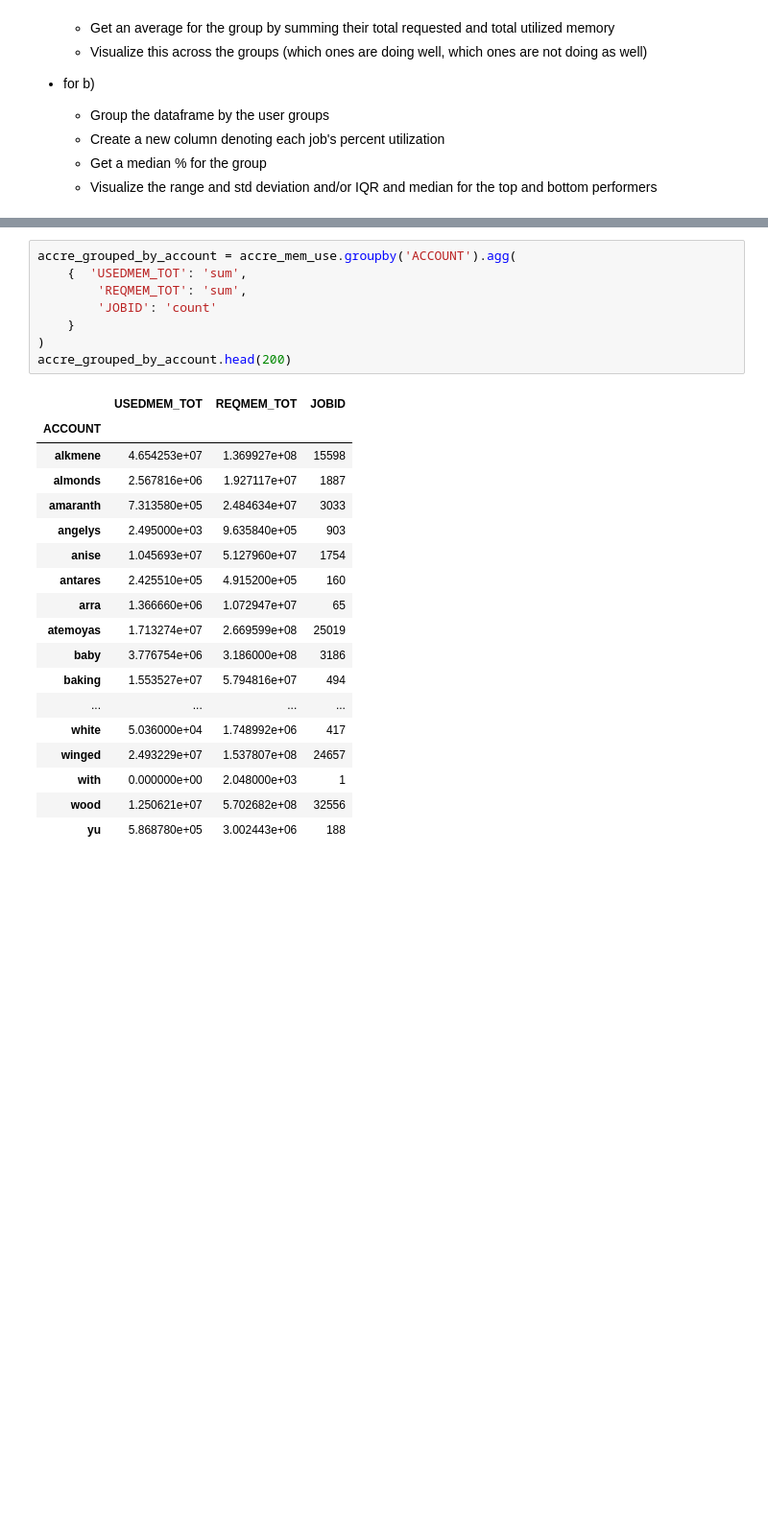
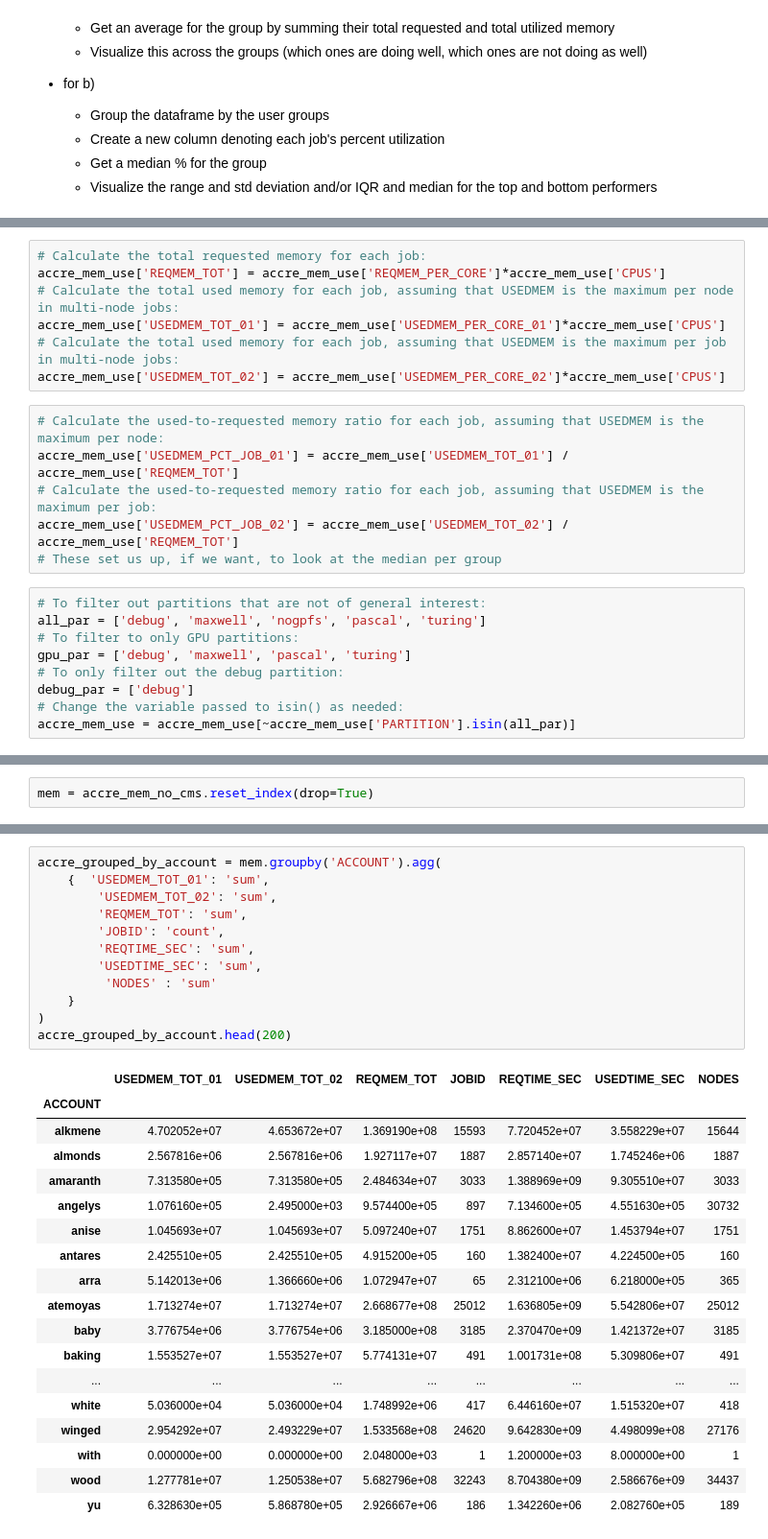
Before and after one commit to nss-data-science-cohort-4/dq2-accre-valkyries, a Jupyter notebook: notebooks/vai-02_dq2-accre-analysis-memory-usage.ipynb, the cells around one changed output, grey strips where cells are left out. Shown at 96% size. Drawn from its saved outputs; the diff is of its cells as text; blank space fills up the shorter version.

Commit message:
cleaned up code and decided to use USEDMEM_TOT_02 calculations for visualizations.

```diff
--- a/notebooks/vai-02_dq2-accre-analysis-memory-usage.ipynb
+++ b/notebooks/vai-02_dq2-accre-analysis-memory-usage.ipynb
@@ -57,3 +149,25 @@ memory usage: 495.0+ MB
+# %%
+# Calculate the total requested memory for each job:
+accre_mem_use['REQMEM_TOT'] = accre_mem_use['REQMEM_PER_CORE']*accre_mem_use['CPUS']
+# Calculate the total used memory for each job, assuming that USEDMEM is the maximum per node in multi-node jobs:
+accre_mem_use['USEDMEM_TOT_01'] = accre_mem_use['USEDMEM_PER_CORE_01']*accre_mem_use['CPUS']
+# Calculate the total used memory for each job, assuming that USEDMEM is the maximum per job in multi-node jobs:
+accre_mem_use['USEDMEM_TOT_02'] = accre_mem_use['USEDMEM_PER_CORE_02']*accre_mem_use['CPUS']
+# %%
+# Calculate the used-to-requested memory ratio for each job, assuming that USEDMEM is the maximum per node:
+accre_mem_use['USEDMEM_PCT_JOB_01'] = accre_mem_use['USEDMEM_TOT_01'] / accre_mem_use['REQMEM_TOT']
+# Calculate the used-to-requested memory ratio for each job, assuming that USEDMEM is the maximum per job:
+accre_mem_use['USEDMEM_PCT_JOB_02'] = accre_mem_use['USEDMEM_TOT_02'] / accre_mem_use['REQMEM_TOT']
+# These set us up, if we want, to look at the median per group
+# %%
+# To filter out partitions that are not of general interest:
+all_par = ['debug', 'maxwell', 'nogpfs', 'pascal', 'turing']
+# To filter to only GPU partitions:
+gpu_par = ['debug', 'maxwell', 'pascal', 'turing']
+# To only filter out the debug partition:
+debug_par = ['debug']
+# Change the variable passed to isin() as needed:
+accre_mem_use = accre_mem_use[~accre_mem_use['PARTITION'].isin(all_par)]
 # %%
 # To filter out all CMS accounts, start with this list:
 cms = ['cms', 'cms_gpu_acc', 'cms_lowprio', 'cmsadmin']
@@ -126,0 +219,2 @@ accre_mem_use['REQMEM_TOT'] = accre_mem_use['REQMEM_PER_CORE']*accre_mem_use['CP
+# %%
+mem = accre_mem_no_cms.reset_index(drop=True)
@@ -135,29 +261,33 @@ accre_mem_use['REQMEM_TOT'] = accre_mem_use['REQMEM_PER_CORE']*accre_mem_use['CP
 # %%
-accre_grouped_by_account = accre_mem_use.groupby('ACCOUNT').agg(
-    {  'USEDMEM_TOT': 'sum',
+accre_grouped_by_account = mem.groupby('ACCOUNT').agg(
+    {  'USEDMEM_TOT_01': 'sum',
+        'USEDMEM_TOT_02': 'sum',
         'REQMEM_TOT': 'sum',
-        'JOBID': 'count'
+        'JOBID': 'count',
+        'REQTIME_SEC': 'sum',
+        'USEDTIME_SEC': 'sum',
+         'NODES' : 'sum'
     }
 )
 accre_grouped_by_account.head(200)
 # %% [output]
-|  | USEDMEM_TOT | REQMEM_TOT | JOBID |
-| ACCOUNT |  |  |  |
-| alkmene | 4.654253e+07 | 1.369927e+08 | 15598 |
-| almonds | 2.567816e+06 | 1.927117e+07 | 1887 |
-| amaranth | 7.313580e+05 | 2.484634e+07 | 3033 |
-| angelys | 2.495000e+03 | 9.635840e+05 | 903 |
-| anise | 1.045693e+07 | 5.127960e+07 | 1754 |
-| antares | 2.425510e+05 | 4.915200e+05 | 160 |
-| arra | 1.366660e+06 | 1.072947e+07 | 65 |
-| atemoyas | 1.713274e+07 | 2.669599e+08 | 25019 |
-| baby | 3.776754e+06 | 3.186000e+08 | 3186 |
-| baking | 1.553527e+07 | 5.794816e+07 | 494 |
-| ... | ... | ... | ... |
-| white | 5.036000e+04 | 1.748992e+06 | 417 |
-| winged | 2.493229e+07 | 1.537807e+08 | 24657 |
-| with | 0.000000e+00 | 2.048000e+03 | 1 |
-| wood | 1.250621e+07 | 5.702682e+08 | 32556 |
-| yu | 5.868780e+05 | 3.002443e+06 | 188 |
+|  | USEDMEM_TOT_01 | USEDMEM_TOT_02 | REQMEM_TOT | JOBID | REQTIME_SEC | USEDTIME_SEC | NODES |
+| ACCOUNT |  |  |  |  |  |  |  |
+| alkmene | 4.702052e+07 | 4.653672e+07 | 1.369190e+08 | 15593 | 7.720452e+07 | 3.558229e+07 | 15644 |
+| almonds | 2.567816e+06 | 2.567816e+06 | 1.927117e+07 | 1887 | 2.857140e+07 | 1.745246e+06 | 1887 |
+| amaranth | 7.313580e+05 | 7.313580e+05 | 2.484634e+07 | 3033 | 1.388969e+09 | 9.305510e+07 | 3033 |
+| angelys | 1.076160e+05 | 2.495000e+03 | 9.574400e+05 | 897 | 7.134600e+05 | 4.551630e+05 | 30732 |
+| anise | 1.045693e+07 | 1.045693e+07 | 5.097240e+07 | 1751 | 8.862600e+07 | 1.453794e+07 | 1751 |
+| antares | 2.425510e+05 | 2.425510e+05 | 4.915200e+05 | 160 | 1.382400e+07 | 4.224500e+05 | 160 |
+| arra | 5.142013e+06 | 1.366660e+06 | 1.072947e+07 | 65 | 2.312100e+06 | 6.218000e+05 | 365 |
+| atemoyas | 1.713274e+07 | 1.713274e+07 | 2.668677e+08 | 25012 | 1.636805e+09 | 5.542806e+07 | 25012 |
+| baby | 3.776754e+06 | 3.776754e+06 | 3.185000e+08 | 3185 | 2.370470e+09 | 1.421372e+07 | 3185 |
+| baking | 1.553527e+07 | 1.553527e+07 | 5.774131e+07 | 491 | 1.001731e+08 | 5.309806e+07 | 491 |
+| ... | ... | ... | ... | ... | ... | ... | ... |
+| white | 5.036000e+04 | 5.036000e+04 | 1.748992e+06 | 417 | 6.446160e+07 | 1.515320e+07 | 418 |
+| winged | 2.954292e+07 | 2.493229e+07 | 1.533568e+08 | 24620 | 9.642830e+09 | 4.498099e+08 | 27176 |
+| with | 0.000000e+00 | 0.000000e+00 | 2.048000e+03 | 1 | 1.200000e+03 | 8.000000e+00 | 1 |
+| wood | 1.277781e+07 | 1.250538e+07 | 5.682796e+08 | 32243 | 8.704380e+09 | 2.586676e+09 | 34437 |
+| yu | 6.328630e+05 | 5.868780e+05 | 2.926667e+06 | 186 | 1.342260e+06 | 2.082760e+05 | 189 |
 # %%
 # Create a new column, USEDMEM_PCT, which contains the % of memory utilization grouped by each account:
```
Also changed, not shown: parts of 92 cells of this notebook, 1 other file.
